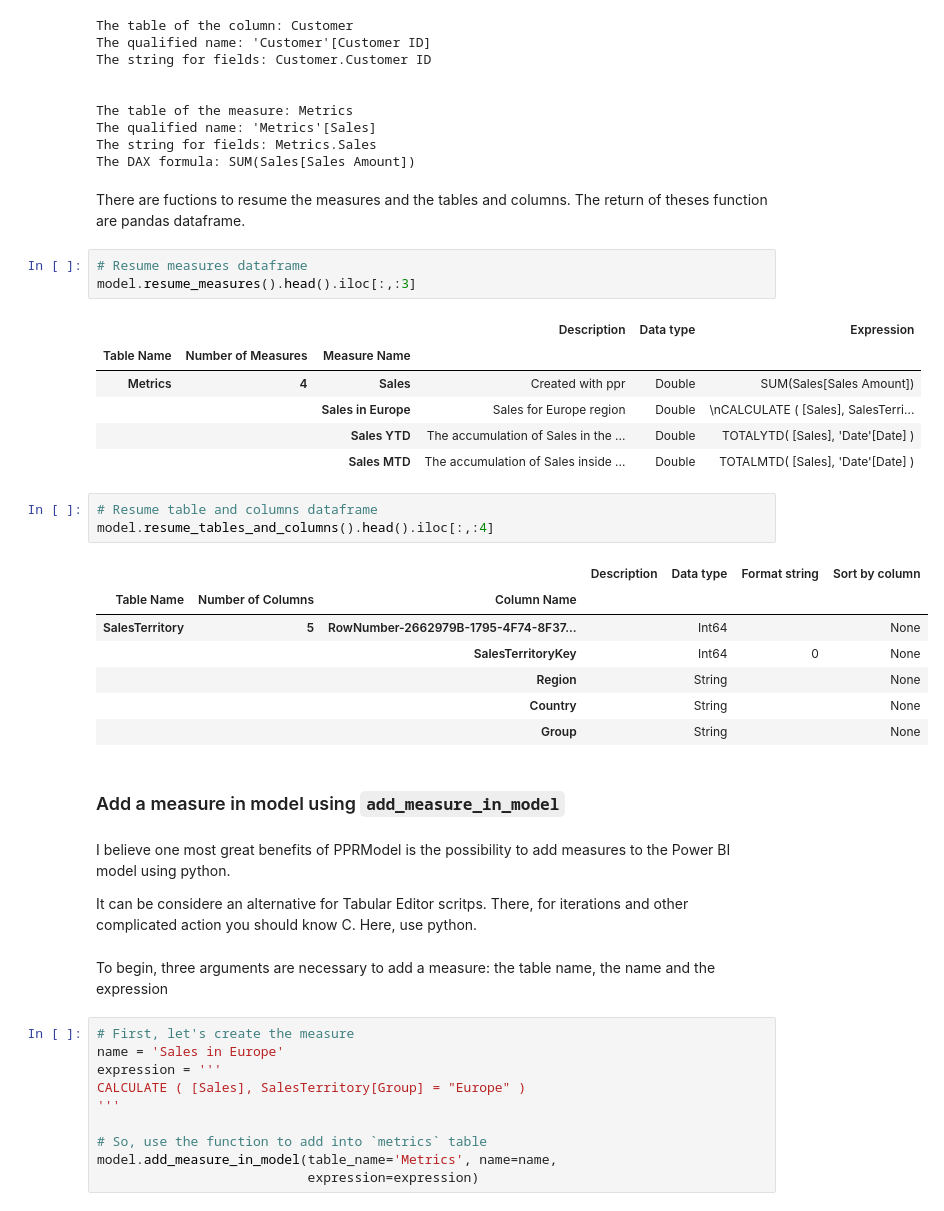
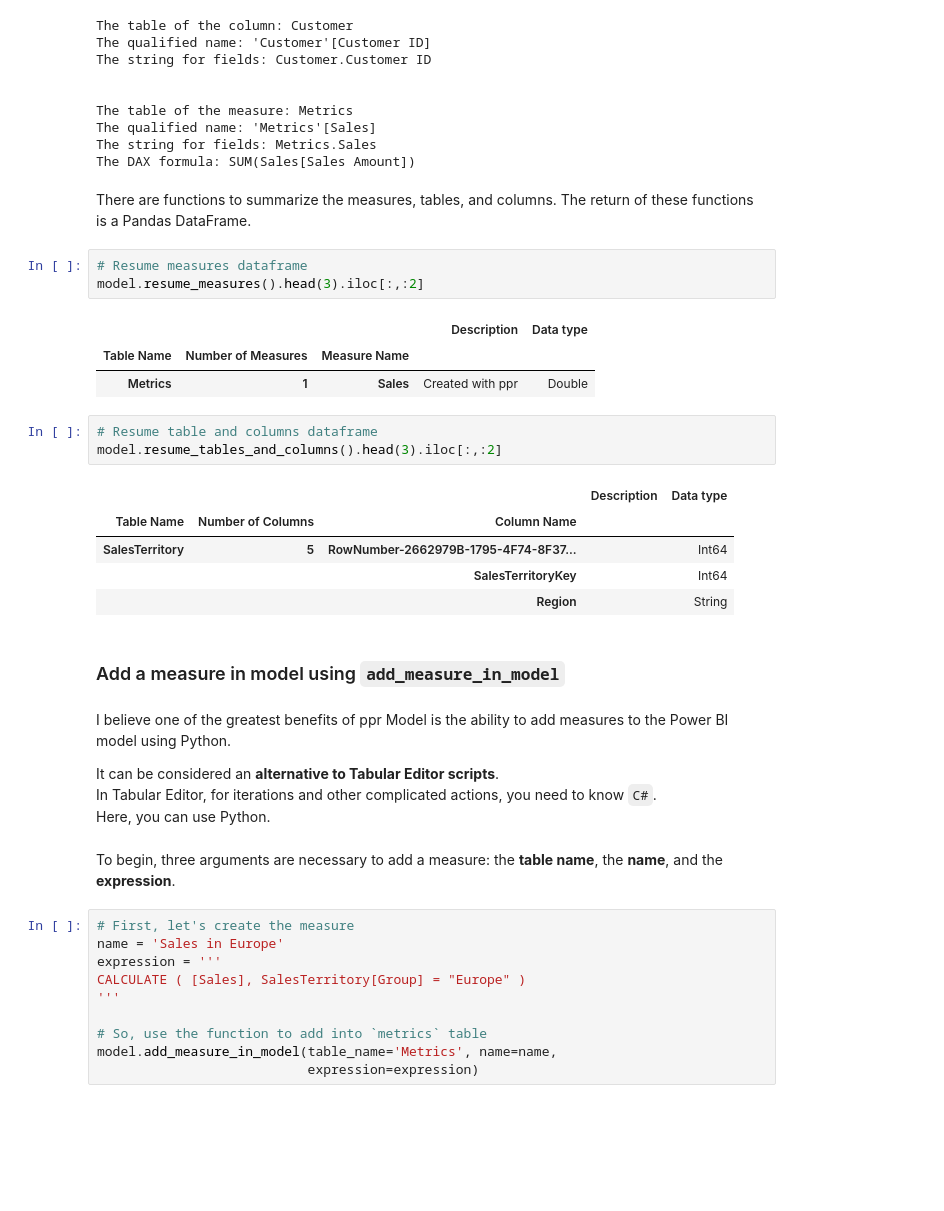
Before and after one commit to IsmaelMiranda11/py-powerbi-report, a Jupyter notebook: docs/source/userguide.ipynb, the cells around one changed output. Drawn from its saved outputs; the diff is of its cells as text; blank space fills up the shorter version.

```diff
--- a/docs/source/userguide.ipynb
+++ b/docs/source/userguide.ipynb
@@ -538,36 +532,33 @@ The qualified name: 'Metrics'[Sales]
 The string for fields: Metrics.Sales
 The DAX formula: SUM(Sales[Sales Amount])
 # %% [markdown]
-There are fuctions to resume the measures and the tables and columns. The return of theses function are pandas dataframe.
+There are functions to summarize the measures, tables, and columns. The return of these functions is a Pandas DataFrame.
 # %%
 # Resume measures dataframe
-model.resume_measures().head().iloc[:,:3]
+model.resume_measures().head(3).iloc[:,:2]
 # %% [output]
-|  |  |  | Description | Data type | Expression |
-| Table Name | Number of Measures | Measure Name |  |  |  |
-| Metrics | 4 | Sales | Created with ppr | Double | SUM(Sales[Sales Amount]) |
-|  |  | Sales in Europe | Sales for Europe region | Double | \nCALCULATE ( [Sales], SalesTerri... |
-|  |  | Sales YTD | The accumulation of Sales in the ... | Double | TOTALYTD( [Sales], 'Date'[Date] ) |
-|  |  | Sales MTD | The accumulation of Sales inside ... | Double | TOTALMTD( [Sales], 'Date'[Date] ) |
+|  |  |  | Description | Data type |
+| Table Name | Number of Measures | Measure Name |  |  |
+| Metrics | 1 | Sales | Created with ppr | Double |
 # %%
 # Resume table and columns dataframe
-model.resume_tables_and_columns().head().iloc[:,:4]
+model.resume_tables_and_columns().head(3).iloc[:,:2]
 # %% [output]
-|  |  |  | Description | Data type | Format string | Sort by column |
-| Table Name | Number of Columns | Column Name |  |  |  |  |
-| SalesTerritory | 5 | RowNumber-2662979B-1795-4F74-8F37... |  | Int64 |  | None |
-|  |  | SalesTerritoryKey |  | Int64 | 0 | None |
-|  |  | Region |  | String |  | None |
-|  |  | Country |  | String |  | None |
-|  |  | Group |  | String |  | None |
+|  |  |  | Description | Data type |
+| Table Name | Number of Columns | Column Name |  |  |
+| SalesTerritory | 5 | RowNumber-2662979B-1795-4F74-8F37... |  | Int64 |
+|  |  | SalesTerritoryKey |  | Int64 |
+|  |  | Region |  | String |
 # %% [markdown]
 ### Add a measure in model using `add_measure_in_model`
 # %% [markdown]
-I believe one most great benefits of PPRModel is the possibility to add measures to the Power BI model using python.
+I believe one of the greatest benefits of ppr Model is the ability to add measures to the Power BI model using Python.
 
-It can be considere an alternative for Tabular Editor scritps. There, for iterations and other complicated action you should know C. Here, use python.
+It can be considered an **alternative to Tabular Editor scripts**.
+In Tabular Editor, for iterations and other complicated actions, you need to know `C#`.
+Here, you can use Python.
 # %% [markdown]
-To begin, three arguments are necessary to add a measure: the table name, the name and the expression
+To begin, three arguments are necessary to add a measure: the **table name**, the **name**, and the **expression**.
 # %%
 # First, let's create the measure
 name = 'Sales in Europe'
```
Also changed, not shown: parts of 76 cells of this notebook, 9 other files.
